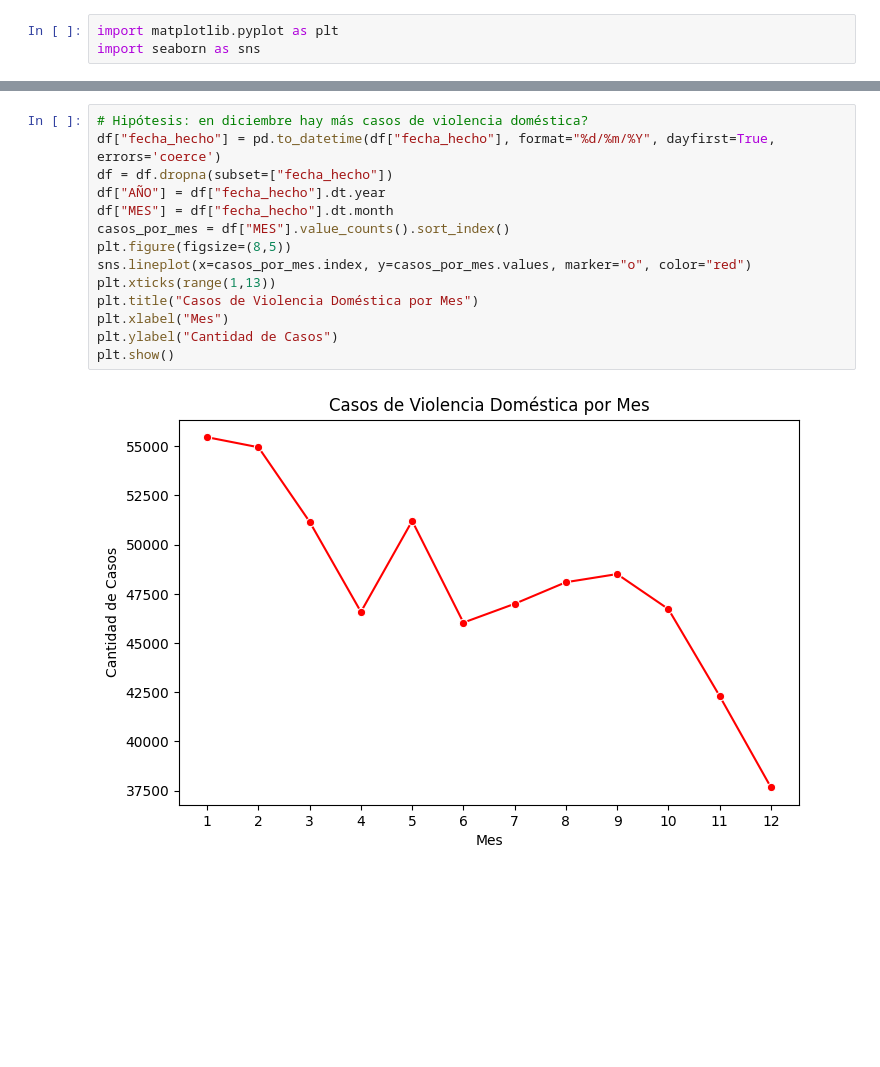
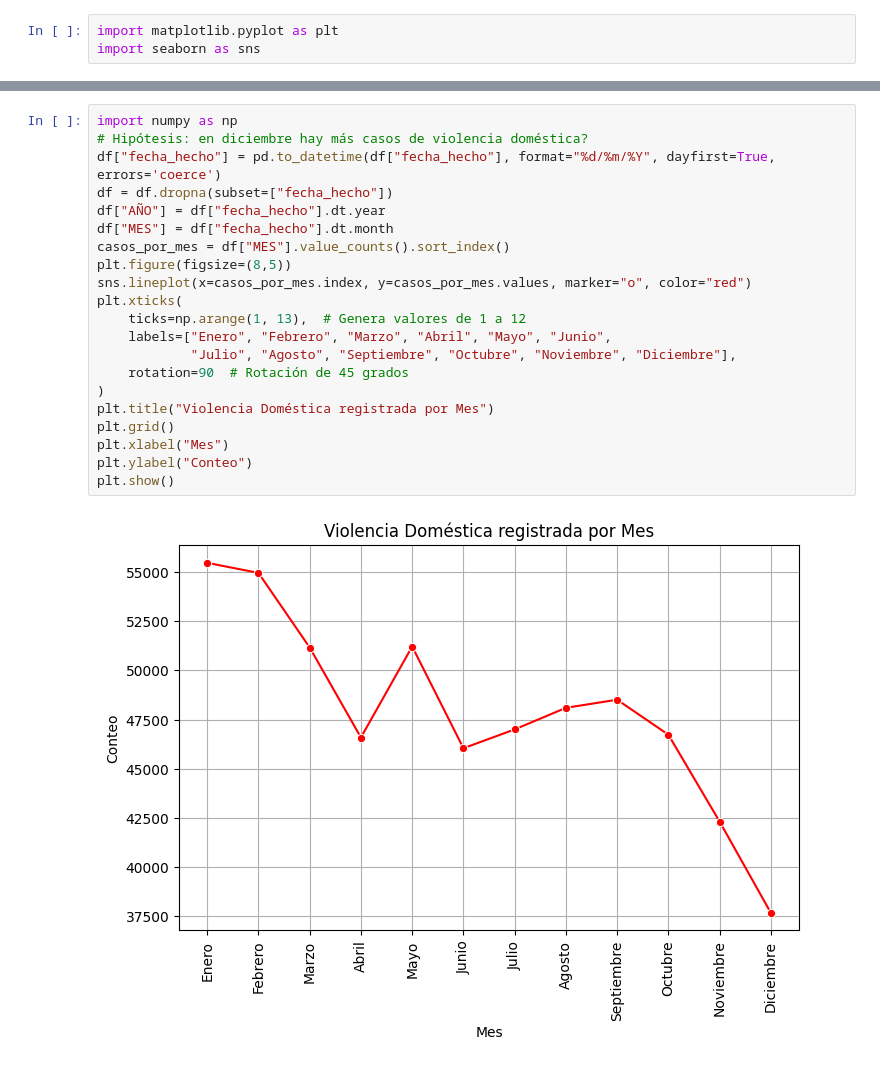
Before and after one commit to MariaIsabelSoto24/Maria_Soto_EA1, a Jupyter notebook: src/pda/Proyecto_Integrador.ipynb, the cells around one changed output, grey strips where cells are left out. Saved outputs shown, nothing was run; the diff lists cells and outputs as text; blank space fills up the shorter version.

```diff
--- a/src/pda/Proyecto_Integrador.ipynb
+++ b/src/pda/Proyecto_Integrador.ipynb
@@ -249,19 +256,26 @@ Requirement already satisfied: six>=1.5 in /usr/local/lib/python3.11/dist-packag
 # %%
+import numpy as np
 # Hipótesis: en diciembre hay más casos de violencia doméstica?
 df["fecha_hecho"] = pd.to_datetime(df["fecha_hecho"], format="%d/%m/%Y", dayfirst=True, errors='coerce')
 df = df.dropna(subset=["fecha_hecho"])
 df["AÑO"] = df["fecha_hecho"].dt.year
 df["MES"] = df["fecha_hecho"].dt.month
 casos_por_mes = df["MES"].value_counts().sort_index()
 plt.figure(figsize=(8,5))
 sns.lineplot(x=casos_por_mes.index, y=casos_por_mes.values, marker="o", color="red")
-plt.xticks(range(1,13))
-plt.title("Casos de Violencia Doméstica por Mes")
+plt.xticks(
+    ticks=np.arange(1, 13),  # Genera valores de 1 a 12
+    labels=["Enero", "Febrero", "Marzo", "Abril", "Mayo", "Junio",
+            "Julio", "Agosto", "Septiembre", "Octubre", "Noviembre", "Diciembre"],
+    rotation=90  # Rotación de 45 grados
+)
+plt.title("Violencia Doméstica registrada por Mes")
+plt.grid()
 plt.xlabel("Mes")
-plt.ylabel("Cantidad de Casos")
+plt.ylabel("Conteo")
 plt.show()
 # %% [output]
-[figure, old version]
+[figure, new version]
 # %%
 #Hipótesis : La violencia doméstica afecta más a mujeres que a hombres?
 casos_por_genero = df["genero"].value_counts()
```
Also changed, not shown: parts of 13 cells of this notebook, 1 other file.
